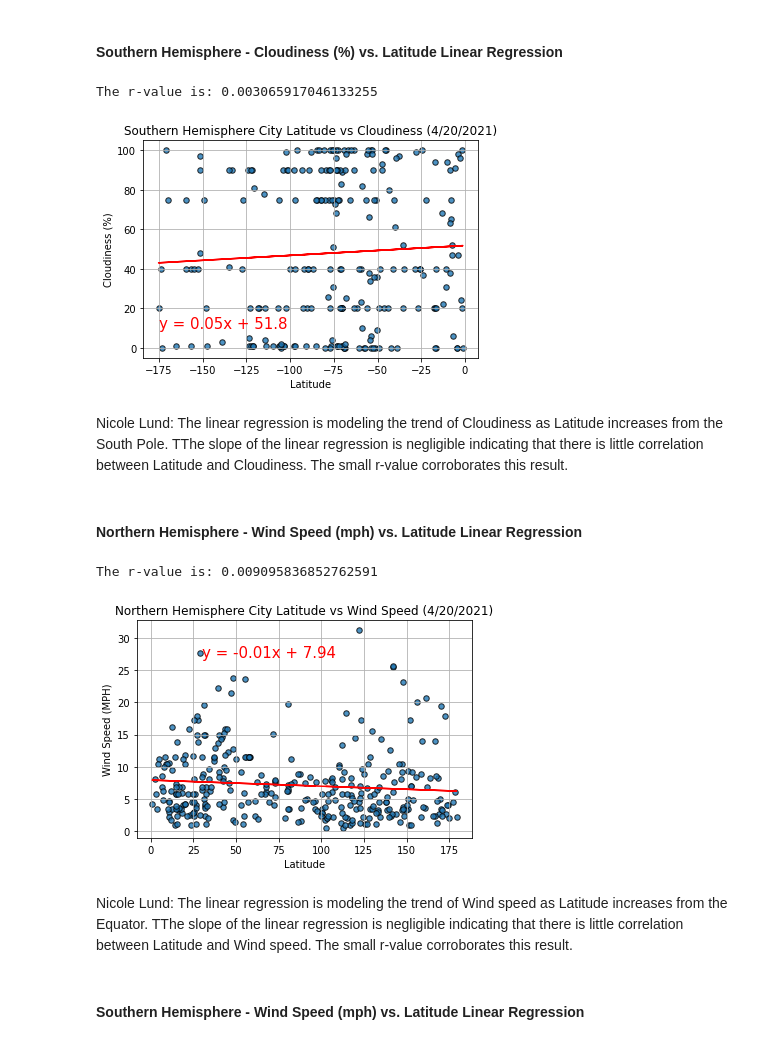
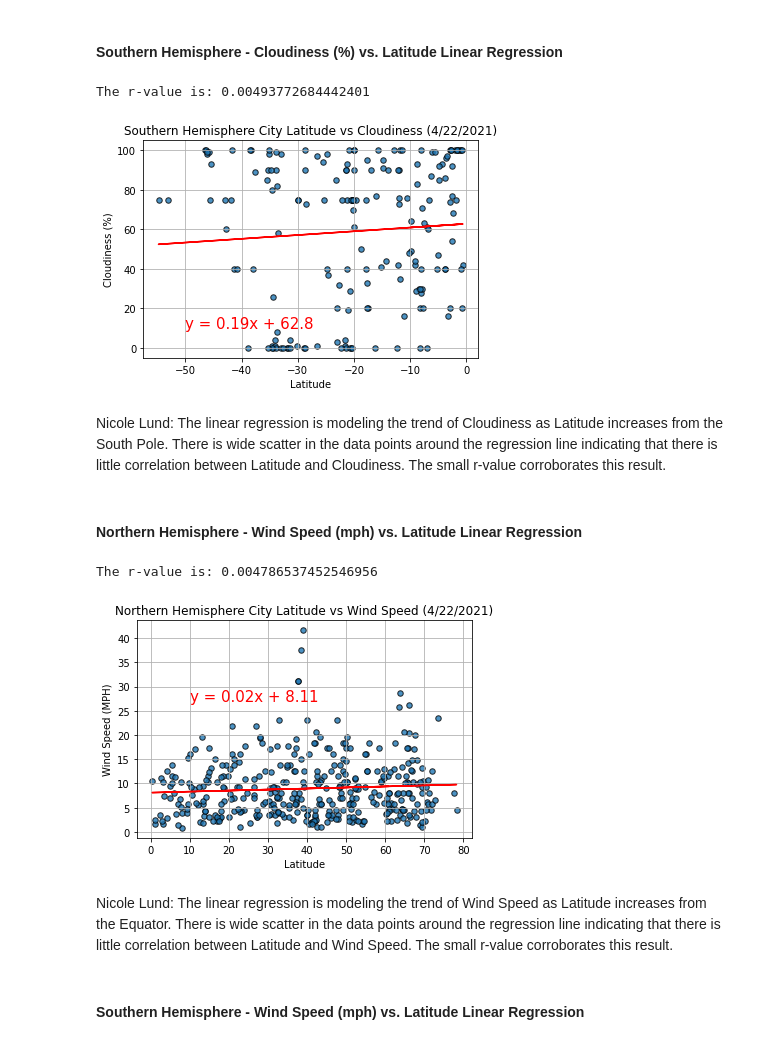
Before and after one commit to NicoleLund/pythonAPI-weatherAnalysis, a Jupyter notebook: WeatherPy/WeatherPy.ipynb, the cells around one changed output. Drawn from its saved outputs; the diff is of its cells as text; code cells hidden in the pictures.

```diff
--- a/WeatherPy/WeatherPy.ipynb
+++ b/WeatherPy/WeatherPy.ipynb
@@ -130,7 +130,7 @@ if get_current_wx == "Y":
 
         try:
             city_list.append(response['name'])
-            lat_list.append(response['coord']['lon'])
+            lat_list.append(response['coord']['lat'])
             lon_list.append(response['coord']['lon'])
             max_temp_list.append(response['main']['temp_max'])
             humidity_list.append(response['main']['humidity'])
@@ -554,7 +554,7 @@ df_wx_data_clean_S_hemi.plot(
     )
 
 plt.plot(df_wx_data_clean_S_hemi["Lat"],y_regress,"r-")
-plt.annotate(line_text,(-175,10),fontsize=15,color="red")
+plt.annotate(line_text,(-50,10),fontsize=15,color="red")
 
 plt.xlabel("Latitude")
 plt.ylabel("Cloudiness (%)")
@@ -562,42 +562,42 @@ plt.ylabel("Cloudiness (%)")
 plt.savefig("output_data/south_lat_cloudiness.png",facecolor='w')
 plt.show()
 # %% [output]
-The r-value is: 0.003065917046133255
+The r-value is: 0.00493772684442401
-[figure, old version]
+[figure, new version]
 # %% [markdown]
-Nicole Lund: The linear regression is modeling the trend of Cloudiness as Latitude increases from the South Pole. TThe slope of the linear regression is negligible indicating that there is little correlation between Latitude and Cloudiness.  The small r-value corroborates this result.
+Nicole Lund: The linear regression is modeling the trend of Cloudiness as Latitude increases from the South Pole. There is wide scatter in the data points around the regression line indicating that there is little correlation between Latitude and Cloudiness.  The small r-value corroborates this result.
 # %% [markdown]
 ####  Northern Hemisphere - Wind Speed (mph) vs. Latitude Linear Regression
 # %%
 # Calculate Linear Regression
 y_regress, line_text = regress_line(df_wx_data_clean_N_hemi["Lat"],df_wx_data_clean_N_hemi["Wind Speed"])
 
 # Plot the data
 df_wx_data_clean_N_hemi.plot(
     "Lat","Wind Speed",
     title=f"Northern Hemisphere City Latitude vs Wind Speed ({collection_date})",
     kind='scatter',
     grid=True,
     style="o",
     facecolors="blue",
     edgecolors="black",
     alpha = 0.8,
     s=30
     )
 
 plt.plot(df_wx_data_clean_N_hemi["Lat"],y_regress,"r-")
-plt.annotate(line_text,(30,27),fontsize=15,color="red")
+plt.annotate(line_text,(10,27),fontsize=15,color="red")
 
 plt.xlabel("Latitude")
 plt.ylabel("Wind Speed (MPH)")
 
 plt.savefig("output_data/north_lat_wndspd.png",facecolor='w')
 plt.show()
 # %% [output]
-The r-value is: 0.009095836852762591
+The r-value is: 0.004786537452546956
-[figure, old version]
+[figure, new version]
 # %% [markdown]
-Nicole Lund: The linear regression is modeling the trend of Wind speed as Latitude increases from the Equator. TThe slope of the linear regression is negligible indicating that there is little correlation between Latitude and Wind speed.  The small r-value corroborates this result.
+Nicole Lund: The linear regression is modeling the trend of Wind Speed as Latitude increases from the Equator. There is wide scatter in the data points around the regression line indicating that there is little correlation between Latitude and Wind Speed.  The small r-value corroborates this result.
 # %% [markdown]
 ####  Southern Hemisphere - Wind Speed (mph) vs. Latitude Linear Regression
 # %%
```
Also changed, not shown: parts of 24 cells of this notebook, 33 other files.
